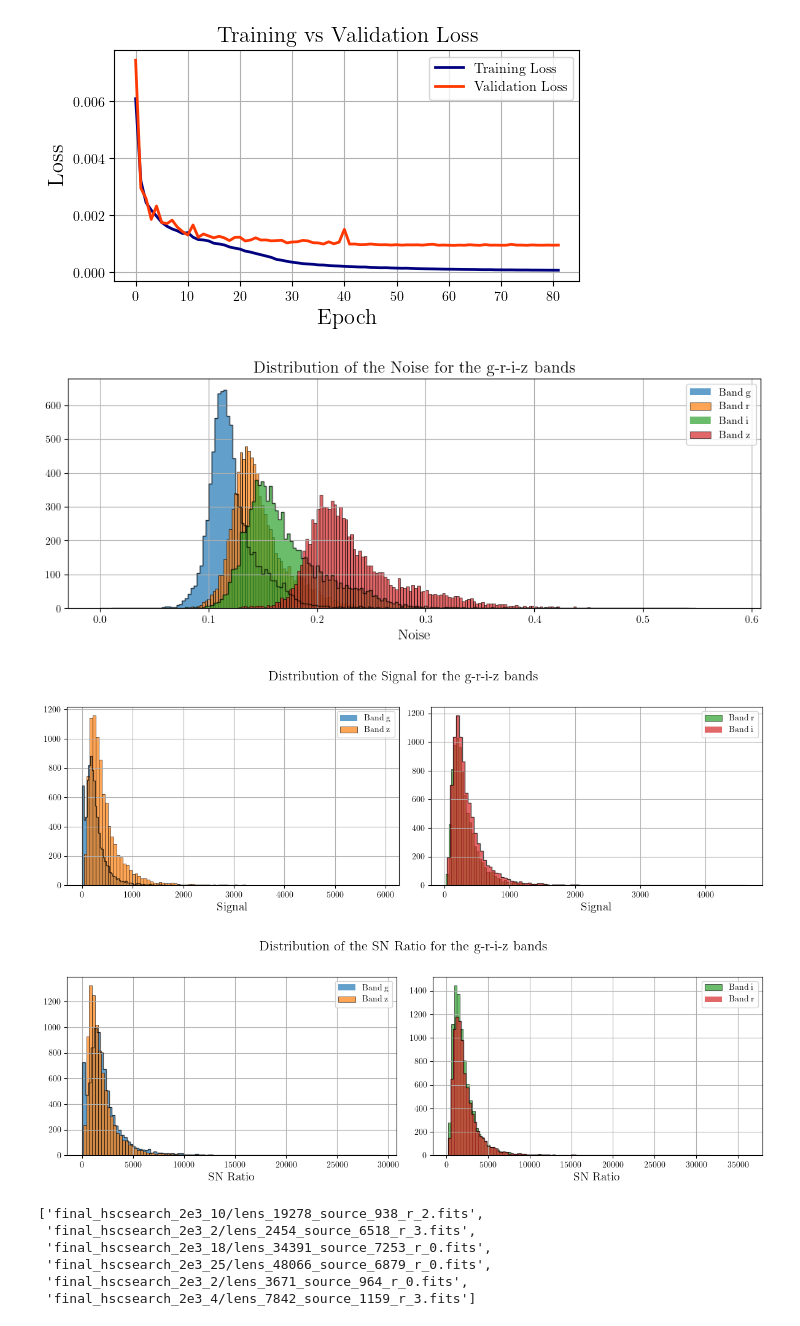
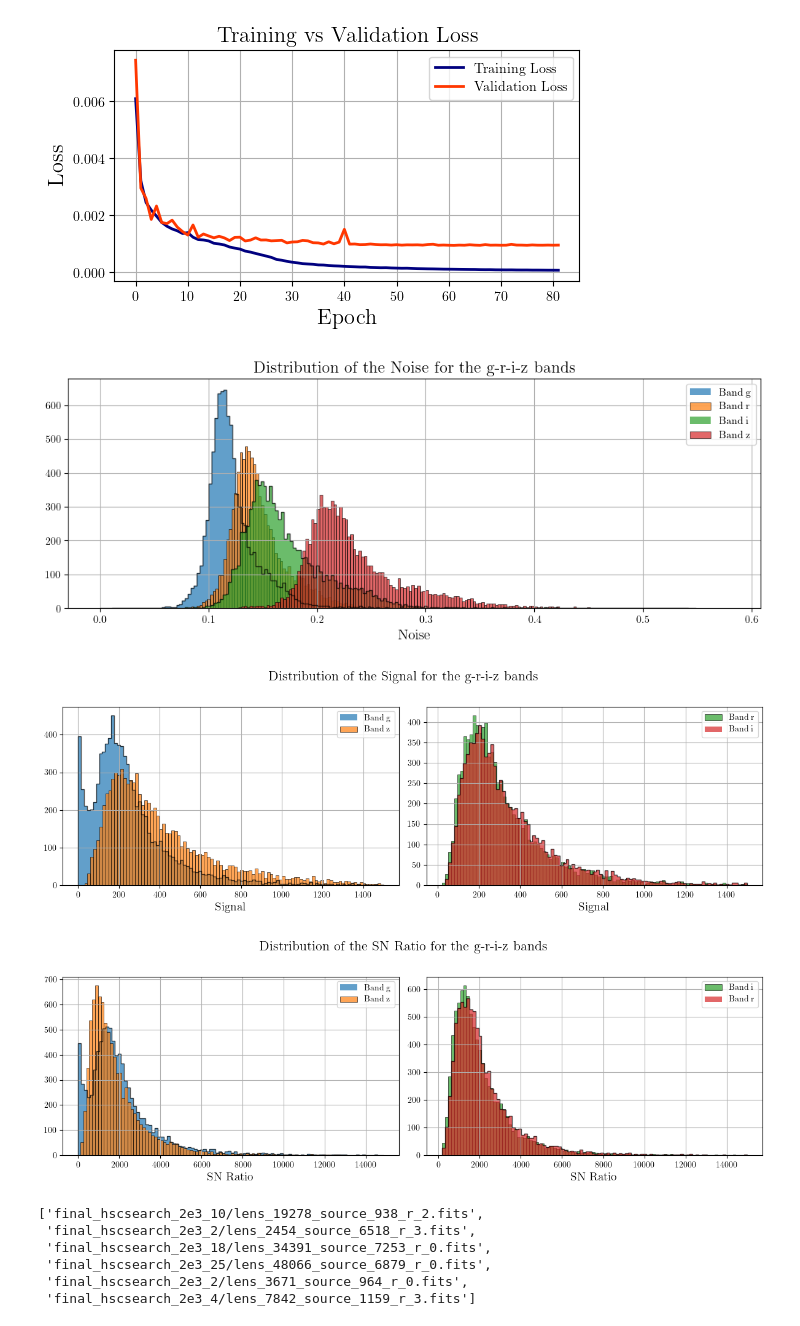
Before and after one commit to matthbatt/Deep-learning-gravitational-lensing, a Jupyter notebook: lensing_UNet_ResNet.ipynb, the cells around one changed output. Cells and saved outputs as stored; diff of their text form; code cells hidden in the pictures.

```diff
--- a/lensing_UNet_ResNet.ipynb
+++ b/lensing_UNet_ResNet.ipynb
@@ -272,6 +272,7 @@ Ratio_t = Signal_t / Noise_t
 # # Ratio_p = Signal_p / Noise_p
 # Ratio_t = Signal_t / Noise_t
 # %%
+import matplotlib.pyplot as plt
 plt.rcParams["text.usetex"] = True
 plt.rcParams["font.family"] = "serif"
 plt.rcParams["font.serif"] = ["Computer Modern Roman"]
@@ -321,41 +322,41 @@ ax.hist(Signal_t[:,2][Signal_t[:,2] < 1500], bins=100, alpha=0.7, histtype='step
 
 ax.grid(True)
 ax.set_xlabel('Signal',fontsize=14)
 ax.legend()
 
 fig.suptitle("Distribution of the Signal for the g-r-i-z bands",
              fontsize=16, y=1.02)
 plt.tight_layout()
 # plt.savefig("/net/CLUSTER/VAULT/users/mbatt/gravitational_lensing/plots/sn_ratio.png", dpi=300, bbox_inches="tight")
 plt.show()
 
 fig, axis = plt.subplots(1,2, figsize = (12,4))
 ax = axis[0]
-ax.hist(Ratio_t[:,0][Ratio_t[:,0] < 10000], bins=100, alpha=0.7, label = f'Band {bandes[0]}')
-ax.hist(Ratio_t[:,0][Ratio_t[:,0] < 10000], bins=100, alpha=0.7, histtype='step', linewidth = 1, color = 'black')
-ax.hist(Ratio_t[:,3][Ratio_t[:,3] < 10000], bins= 100, label = f'Band {bandes[3]}', alpha = 0.7, edgecolor = 'black', linewidth = 0.6)
+ax.hist(Ratio_t[:,0][Ratio_t[:,0] < 15000], bins=100, alpha=0.7, label = f'Band {bandes[0]}')
+ax.hist(Ratio_t[:,0][Ratio_t[:,0] < 15000], bins=100, alpha=0.7, histtype='step', linewidth = 1, color = 'black')
+ax.hist(Ratio_t[:,3][Ratio_t[:,3] < 15000], bins= 100, label = f'Band {bandes[3]}', alpha = 0.7, edgecolor = 'black', linewidth = 0.6)
 ax.grid(True)
 ax.set_xlabel('SN Ratio', fontsize=14)
 ax.legend()
 
 ax = axis[1]
-ax.hist(Ratio_t[:,2][Ratio_t[:,2] < 10000], bins= 100, color = '#2ca02c', label = f'Band {bandes[2]}', alpha = 0.7, edgecolor = 'black', linewidth = 0.6)
+ax.hist(Ratio_t[:,2][Ratio_t[:,2] < 15000], bins= 100, color = '#2ca02c', label = f'Band {bandes[2]}', alpha = 0.7, edgecolor = 'black', linewidth = 0.6)
 
-ax.hist(Ratio_t[:,1][Ratio_t[:,1] < 10000],color = '#d62728', bins=100, alpha=0.7, label = f'Band {bandes[1]}')
-ax.hist(Ratio_t[:,1][Ratio_t[:,1] < 10000], bins=100, alpha=0.7, histtype='step', linewidth = 1, color = 'black')
+ax.hist(Ratio_t[:,1][Ratio_t[:,1] < 15000],color = '#d62728', bins=100, alpha=0.7, label = f'Band {bandes[1]}')
+ax.hist(Ratio_t[:,1][Ratio_t[:,1] < 15000], bins=100, alpha=0.7, histtype='step', linewidth = 1, color = 'black')
 ax.grid(True)
 ax.set_xlabel('SN Ratio',fontsize=14)
 ax.legend()
 
 fig.suptitle("Distribution of the SN Ratio for the g-r-i-z bands",
              fontsize=16, y=1.02)
 plt.tight_layout()
 # plt.savefig("/net/CLUSTER/VAULT/users/mbatt/gravitational_lensing/plots/sn_ratio.png", dpi=300, bbox_inches="tight")
 plt.show()
 # %% [output]
 [figure]
-[figure, old version]
+[figure, new version]
-[figure, old version]
+[figure, new version]
 # %%
 from skimage.metrics import structural_similarity as ssim
 
```
Also changed, not shown: parts of 1 cell of this notebook, 8 other files.
